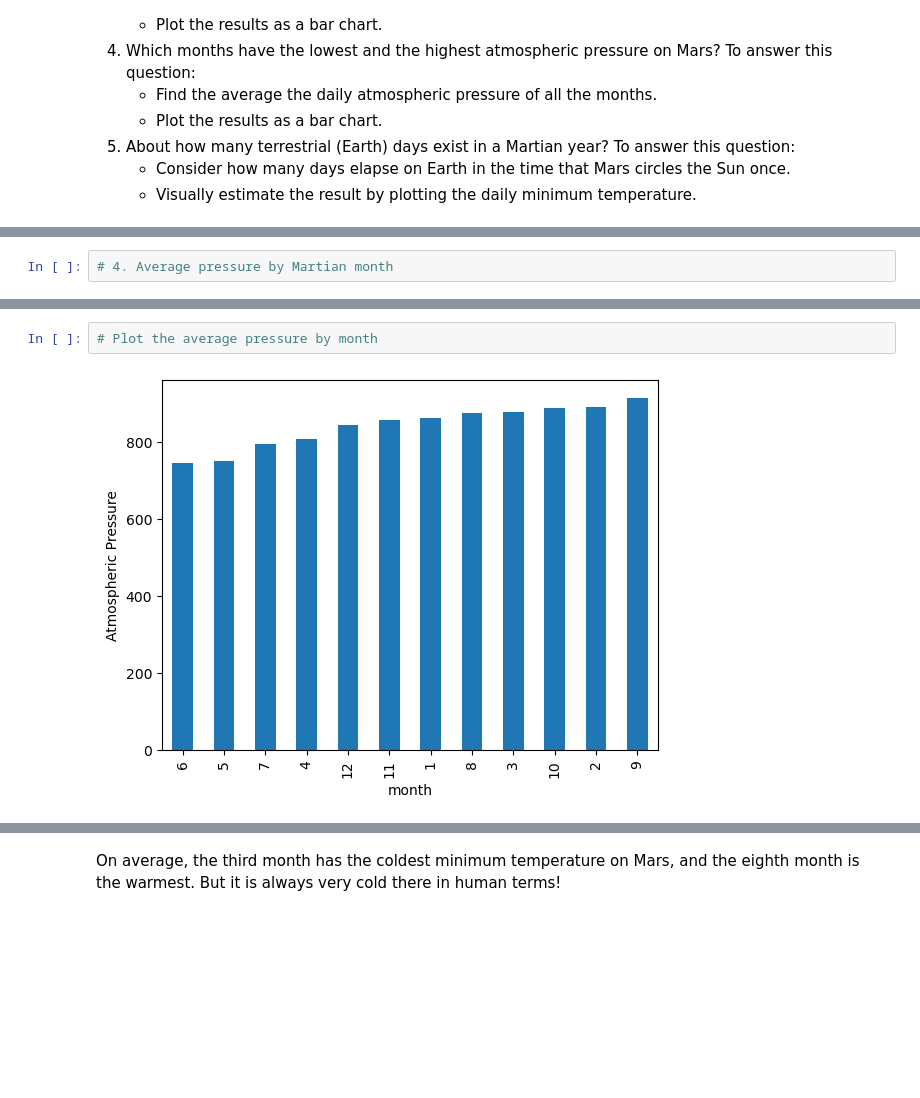
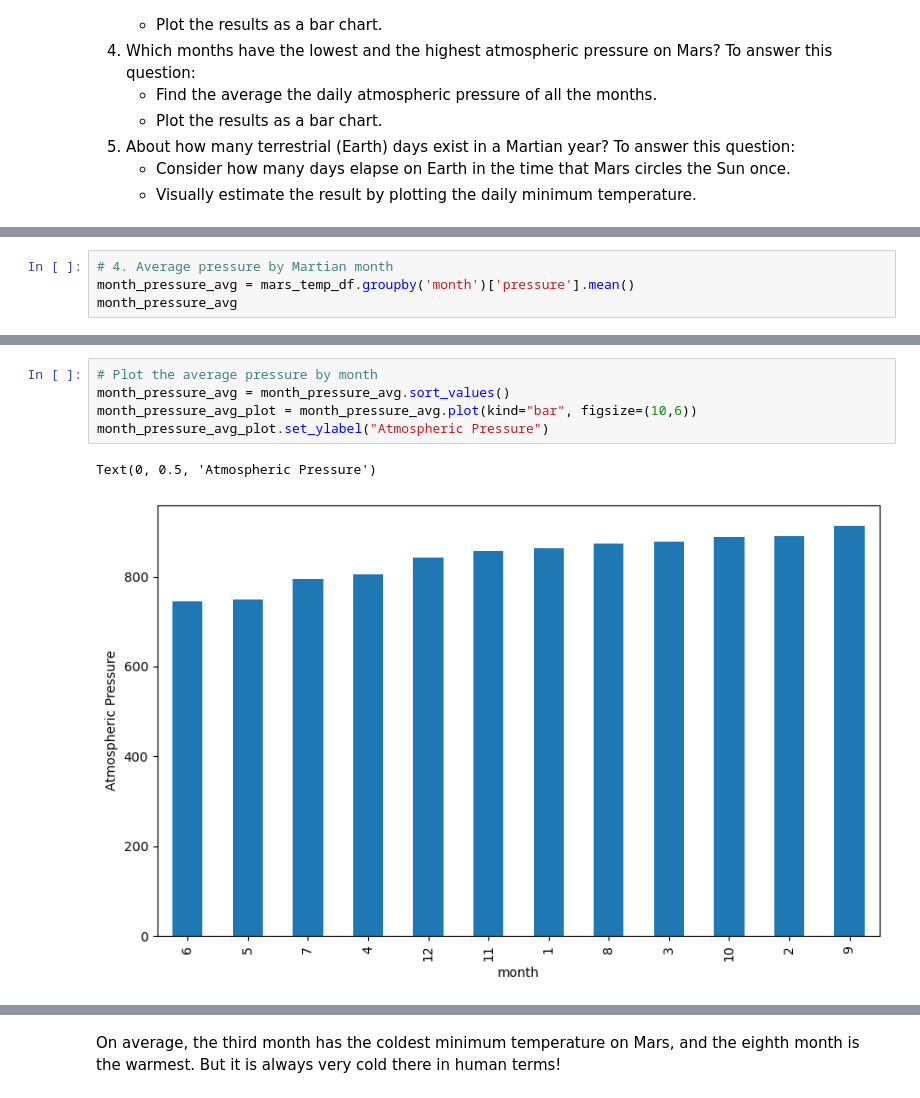
Before and after one commit to fincherc/web-scraping-challenge, a Jupyter notebook: Starter_Code/part_2_mars_weather.ipynb, the cells around one changed output, grey strips where cells are left out. Saved outputs shown, nothing was run; the diff lists cells and outputs as text; blank space fills up the shorter version.

```diff
--- a/Starter_Code/part_2_mars_weather.ipynb
+++ b/Starter_Code/part_2_mars_weather.ipynb
@@ -173,5 +189,7 @@ Name: min_temp, dtype: float64
 # %%
 # 4. Average pressure by Martian month
+month_pressure_avg = mars_temp_df.groupby('month')['pressure'].mean()
+month_pressure_avg
 # %% [output]
 month
 1     862.488506
@@ -189,7 +207,11 @@ month
 Name: pressure, dtype: float64
 # %%
 # Plot the average pressure by month
+month_pressure_avg = month_pressure_avg.sort_values()
+month_pressure_avg_plot = month_pressure_avg.plot(kind="bar", figsize=(10,6))
+month_pressure_avg_plot.set_ylabel("Atmospheric Pressure")
 # %% [output]
+Text(0, 0.5, 'Atmospheric Pressure')
-[figure, old version]
+[figure, new version]
 # %%
 # 5. How many terrestrial (earth) days are there in a Martian year?
```
Also changed, not shown: parts of 7 cells of this notebook.
